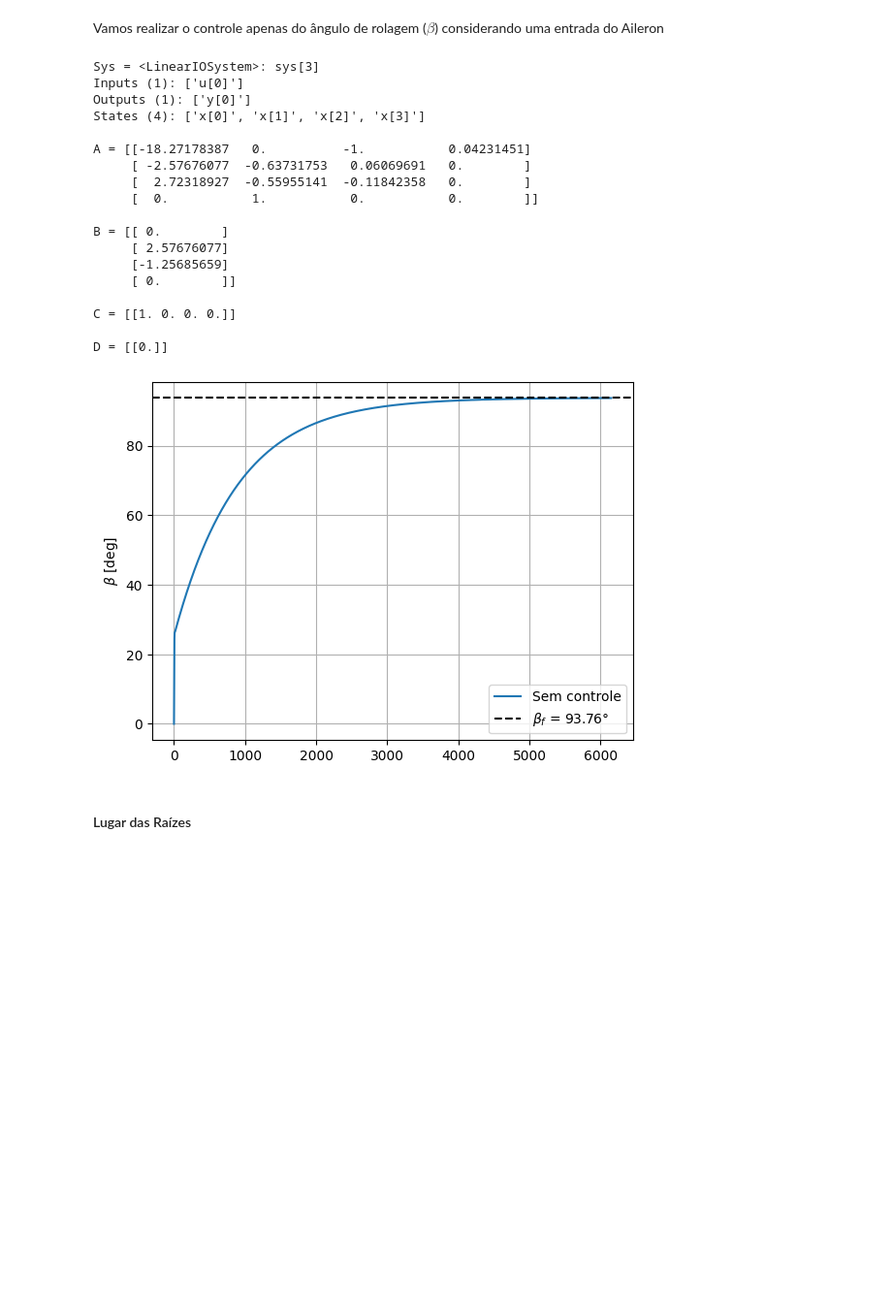
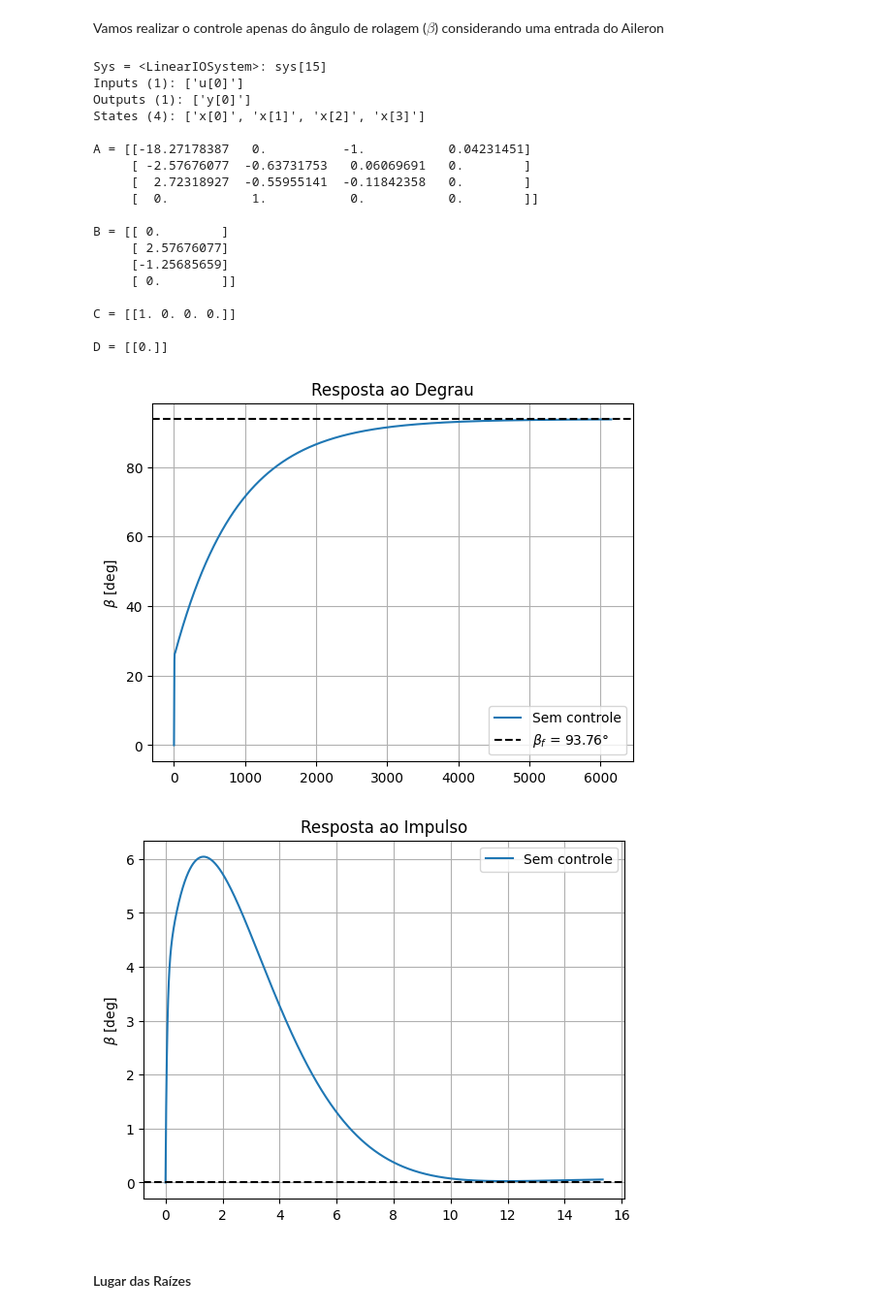
Before and after one commit to Widmark-Kaue/aircraft-control, a Jupyter notebook: bussines_jet.ipynb, the cells around one changed output. Shown at 97% size. Cells and saved outputs as stored; diff of their text form; code cells hidden in the pictures; blank space fills up the shorter version.

Commit message:
feat: impulse response

```diff
--- a/bussines_jet.ipynb
+++ b/bussines_jet.ipynb
@@ -309,35 +309,50 @@ plt.axhline(y = ssvalue, color = 'k', linestyle = '--',
                 var = r"$\beta_f$",
                 beta = np.round(ssvalue,2),
                 unidade = '°'
             )
             )
 
 # plt.xlim([-50,3000])
 plt.ylabel(r'$\beta$ [deg]')
+plt.title('Resposta ao Degrau')
 
 plt.legend()
 plt.grid()
 plt.show()
+
+#Resposta ao Impulso
+yout, t = cm.impulse(sys_lat_dir)
+
+plt.plot(t, np.rad2deg(yout), label =  'Sem controle')
+plt.axhline(0, color = 'k', linestyle ='--')
+
+plt.ylabel(r'$\beta$ [deg]')
+plt.title('Resposta ao Impulso')
+
+plt.legend()
+plt.grid()
+plt.show()
 # %% [output]
-Sys = <LinearIOSystem>: sys[3]
+Sys = <LinearIOSystem>: sys[15]
 Inputs (1): ['u[0]']
 Outputs (1): ['y[0]']
 States (4): ['x[0]', 'x[1]', 'x[2]', 'x[3]']
 
 A = [[-18.27178387   0.          -1.           0.04231451]
      [ -2.57676077  -0.63731753   0.06069691   0.        ]
      [  2.72318927  -0.55955141  -0.11842358   0.        ]
      [  0.           1.           0.           0.        ]]
 
 B = [[ 0.        ]
      [ 2.57676077]
      [-1.25685659]
      [ 0.        ]]
 
 C = [[1. 0. 0. 0.]]
 
 D = [[0.]]
-[figure, old version]
+[figure, new version]
+[figure, added]
 # %% [markdown]
 #### Lugar das Raízes
 # %%
```
Also changed, not shown: parts of 2 cells of this notebook.
